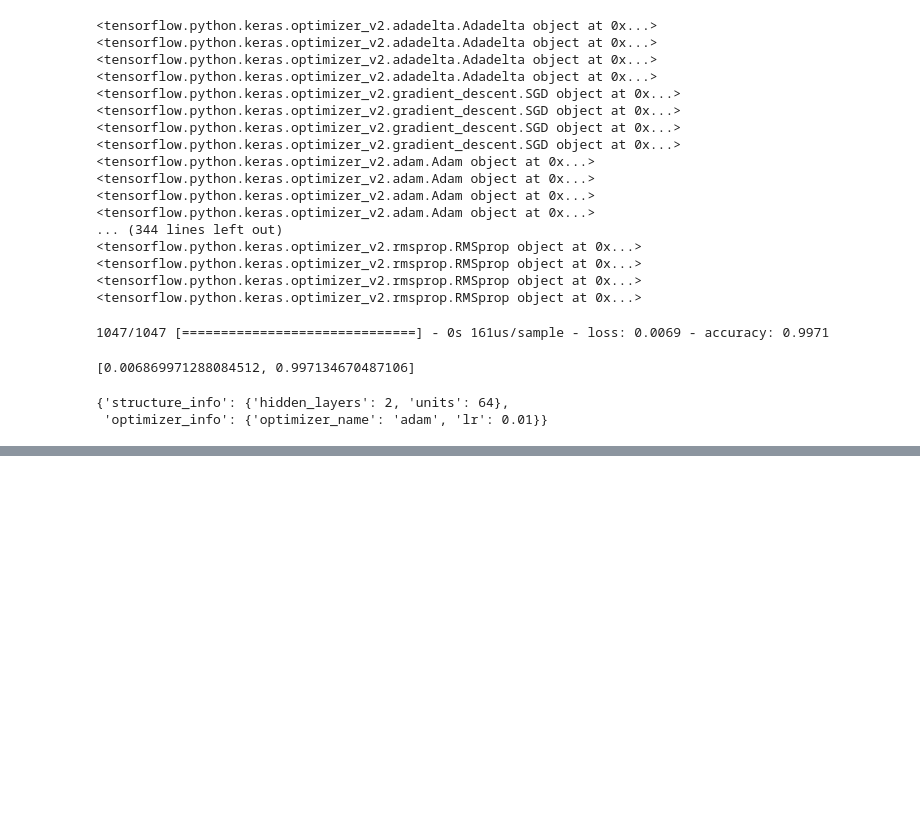
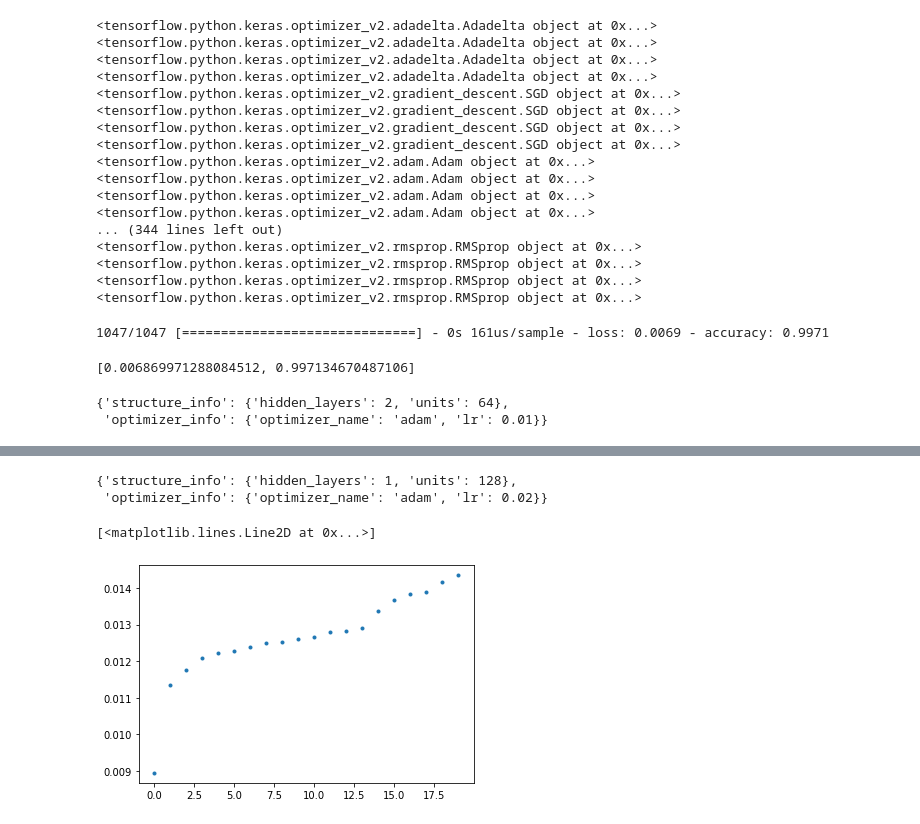
Before and after one commit to JKeun/determinism, a Jupyter notebook: MLP-with-titanic-data.ipynb, the cells around one changed output, grey strips where cells are left out. Drawn from its saved outputs; the diff is of its cells as text; code cells hidden in the pictures; blank space fills up the shorter version.

```diff
--- a/MLP-with-titanic-data.ipynb
+++ b/MLP-with-titanic-data.ipynb
@@ -295,0 +311,13 @@ plt.plot(sorted(mlp.val_losses)[:20], '.')
+# %%
+mlp = MLP(trans_X_train, trans_y_train, problem=problem)
+# %%
+structures, structures_info = mlp.build_structure(max_hidden_layers=2, units=[16, 32], use_all=True)
+created_optimizers, optimizers_info = mlp.create_optimizer(optimizers=['adam', 'adadelta'], lrs=[0.1, 0.2], use_all=True)
+compiled_models, compiled_models_info = mlp._compile_model()
+# %%
+callback = tf.keras.callbacks.EarlyStopping(monitor='val_loss', patience=5, restore_best_weights=True)
+
+trained_models = mlp.train_models(compiled_models,
+                                  trans_X_train, trans_y_train, trans_X_val, trans_y_val,
+                                  batch_size=64, epochs=10,
+                                  callbacks=[callback])
@@ -295,0 +348,11 @@ plt.plot(sorted(mlp.val_losses)[:20], '.')
+# %%
+best_model_info
+# %% [output]
+{'structure_info': {'hidden_layers': 1, 'units': 128},
+ 'optimizer_info': {'optimizer_name': 'adam', 'lr': 0.02}}
+# %%
+import matplotlib.pyplot as plt
+plt.plot(sorted(mlp.val_losses)[:20], '.')
+# %% [output]
+[<matplotlib.lines.Line2D at 0x...>]
+[figure, added]
```
Also changed, not shown: parts of 7 cells of this notebook, 7 other files.
